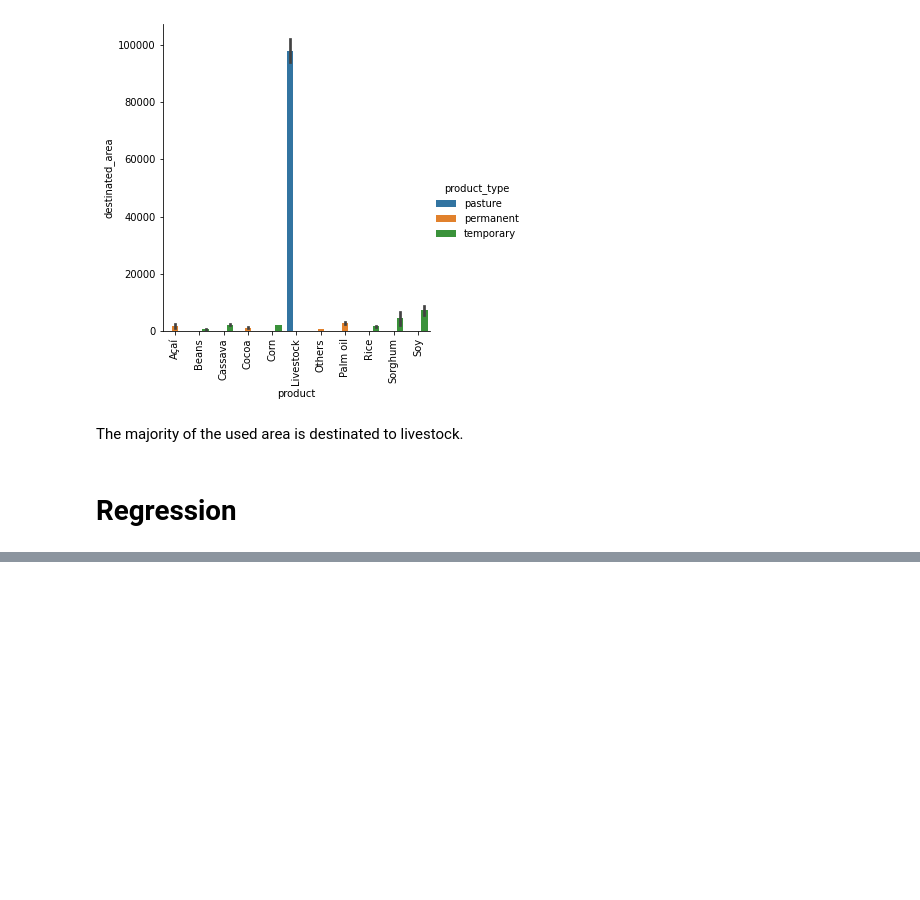
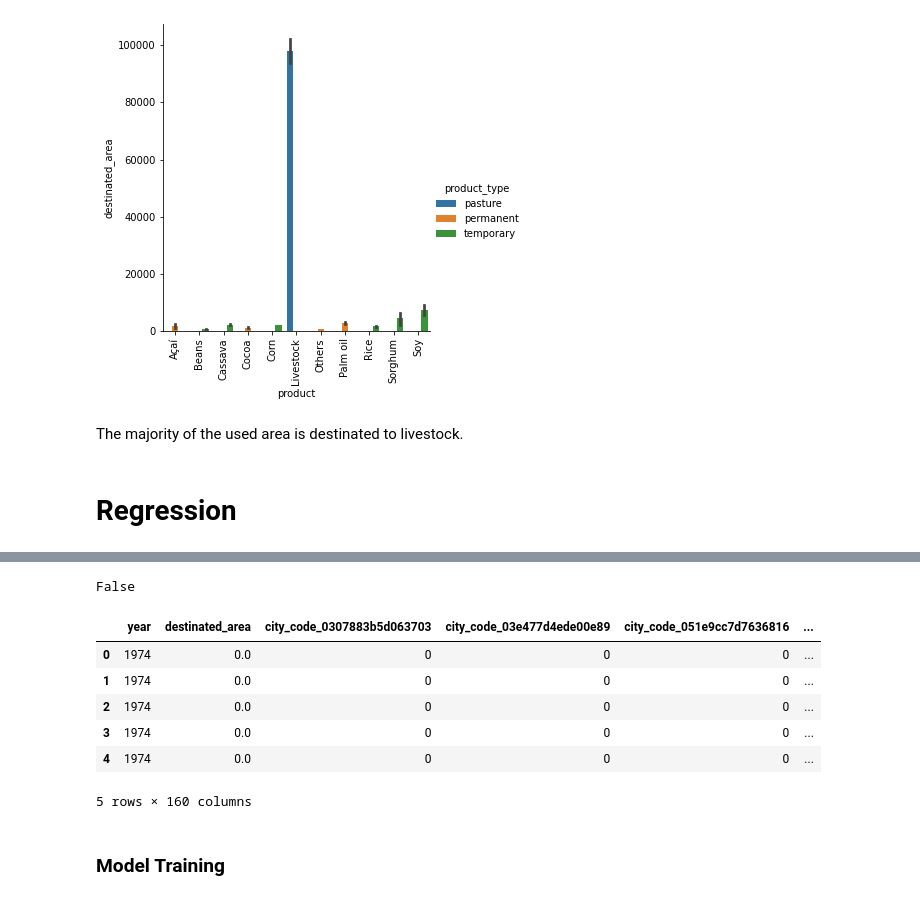
Before and after one commit to Marcos-Tonari-Diaz/Desafio_Bain_2022, a Jupyter notebook: Datathon.ipynb, the cells around one changed output, grey strips where cells are left out. Cells and saved outputs as stored; diff of their text form; code cells hidden in the pictures; blank space fills up the shorter version.

Commit message:
Started Regression Modeling

```diff
--- a/Datathon.ipynb
+++ b/Datathon.ipynb
@@ -178,0 +191,16 @@ The majority of the used area is destinated to livestock.
+# %%
+historical_database_real_areas = historical_database.dropna()
+historical_database_real_areas.isnull().values.any()
+# %% [output]
+False
+# %%
+historical_database_one_hot = pd.get_dummies(historical_database_real_areas)
+historical_database_one_hot.head()
+# %% [output]
+|  | year | destinated_area | city_code_0307883b5d063703 | city_code_03e477d4ede00e89 | city_code_051e9cc7d7636816 | ... |
+| 0 | 1974 | 0.0 | 0 | 0 | 0 | ... |
+| 1 | 1974 | 0.0 | 0 | 0 | 0 | ... |
+| 2 | 1974 | 0.0 | 0 | 0 | 0 | ... |
+| 3 | 1974 | 0.0 | 0 | 0 | 0 | ... |
+| 4 | 1974 | 0.0 | 0 | 0 | 0 | ... |
+5 rows × 160 columns
@@ -178,0 +215,2 @@ The majority of the used area is destinated to livestock.
+# %% [markdown]
+### Model Training
```
Also changed, not shown: parts of 11 cells of this notebook.
